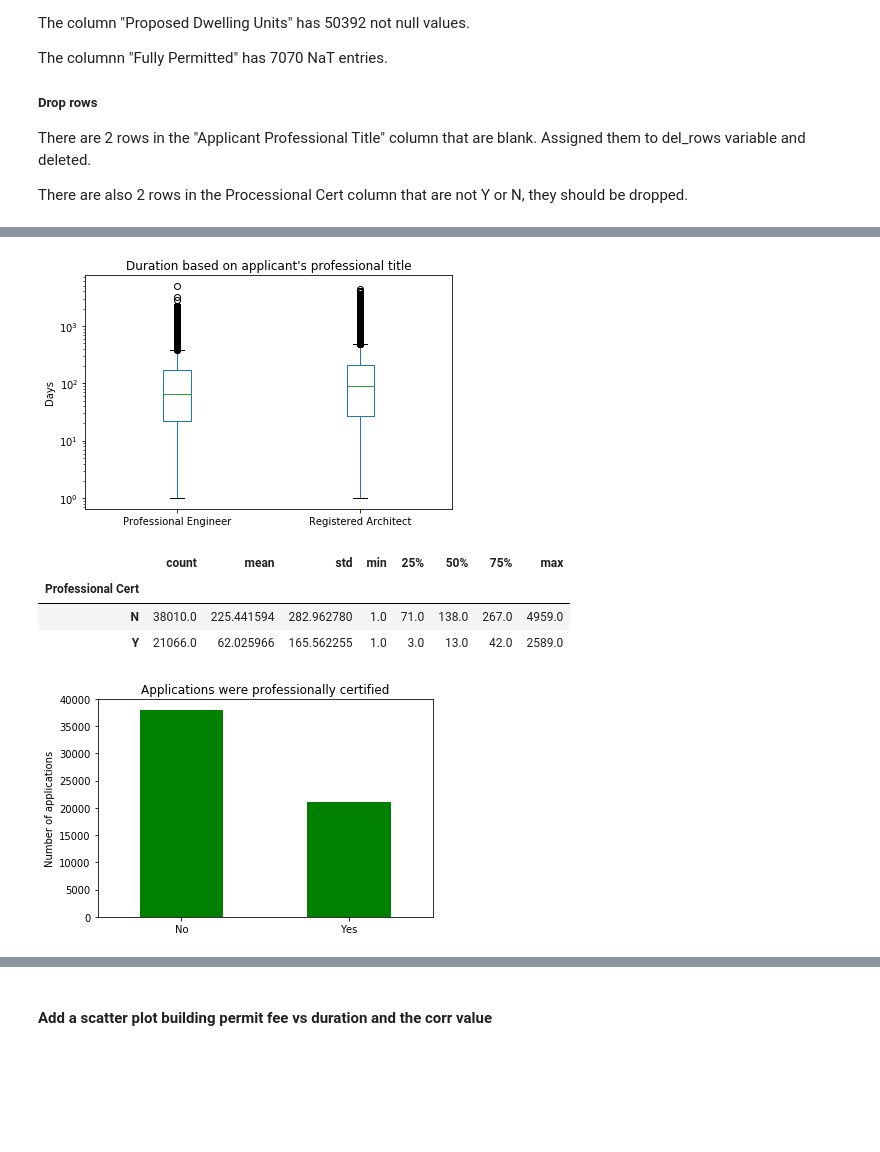
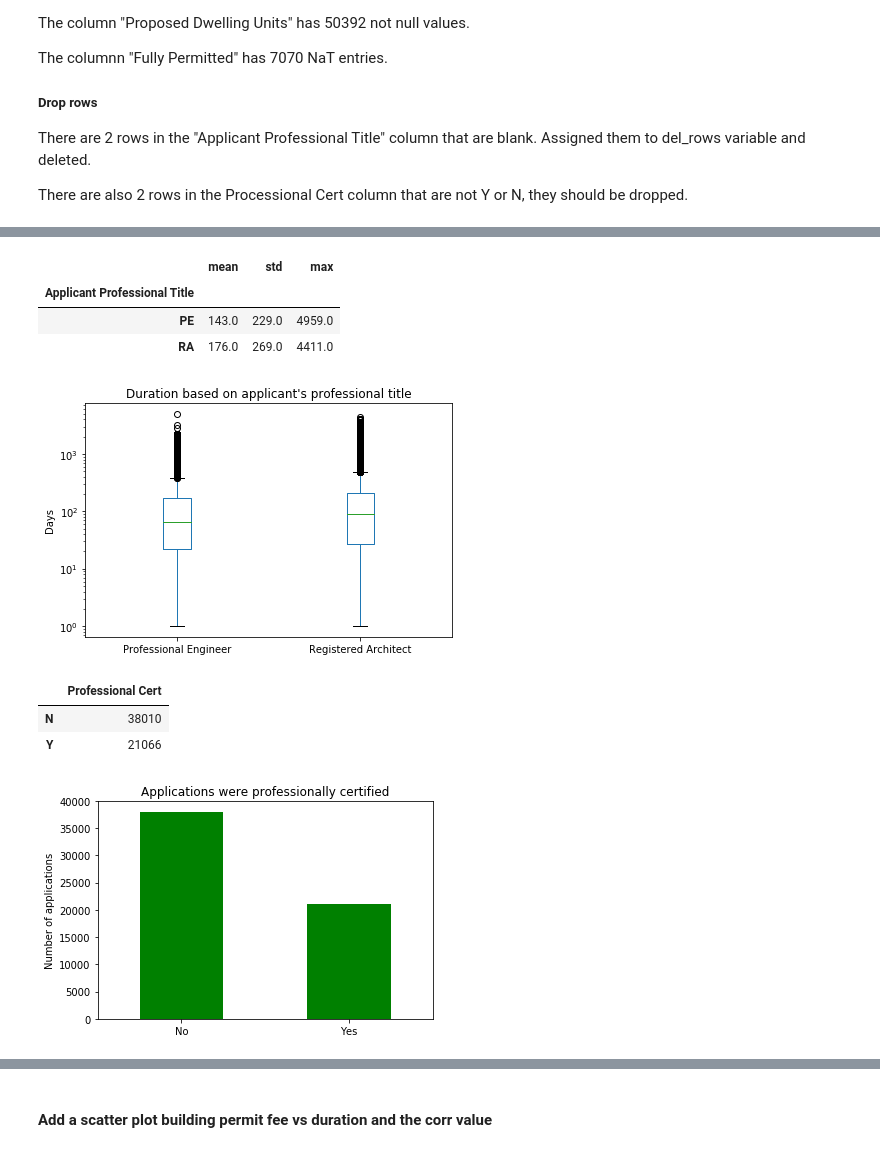
Before and after one commit to anoushavan/Capstone_1, a Jupyter notebook: code/preliminary_analysis.ipynb, the cells around one changed output, grey strips where cells are left out. Cells and saved outputs as stored; diff of their text form; code cells hidden in the pictures; blank space fills up the shorter version.

```diff
--- a/code/preliminary_analysis.ipynb
+++ b/code/preliminary_analysis.ipynb
@@ -201,21 +223,26 @@ ax.set_yscale('log')
 
 ax.grid(False)
 plt.tight_layout()
+pd.DataFrame(data.groupby('Applicant Professional Title')['Duration'].
+             describe().loc[:,['mean','std','max']].round())
 # %% [output]
+|  | mean | std | max |
+| Applicant Professional Title |  |  |  |
+| PE | 143.0 | 229.0 | 4959.0 |
+| RA | 176.0 | 269.0 | 4411.0 |
 [figure]
 # %%
 # Bar chart indicating whether or not the application was submitted as
 # Professionally Certified by a Professional Engineer (PE) or Registered Architect (RA).
 ax = data['Professional Cert'].value_counts().plot(kind='bar', color='g')
 ax.set_xticklabels(['No','Yes'],rotation=360)
 ax.set_title('Applications were professionally certified')
 ax.set_ylabel('Number of applications')
-pd.DataFrame(data.groupby('Professional Cert')['Duration'].describe())
+pd.DataFrame(data['Professional Cert'].value_counts())
 # %% [output]
-|  | count | mean | std | min | 25% | 50% | 75% | max |
-| Professional Cert |  |  |  |  |  |  |  |  |
-| N | 38010.0 | 225.441594 | 282.962780 | 1.0 | 71.0 | 138.0 | 267.0 | 4959.0 |
-| Y | 21066.0 | 62.025966 | 165.562255 | 1.0 | 3.0 | 13.0 | 42.0 | 2589.0 |
+|  | Professional Cert |
+| N | 38010 |
+| Y | 21066 |
 [figure]
 # %%
 # Boxplot of Duration based on wheather or not the applications were professionally certified.
```
Also changed, not shown: parts of 37 cells of this notebook, 21 other files.
